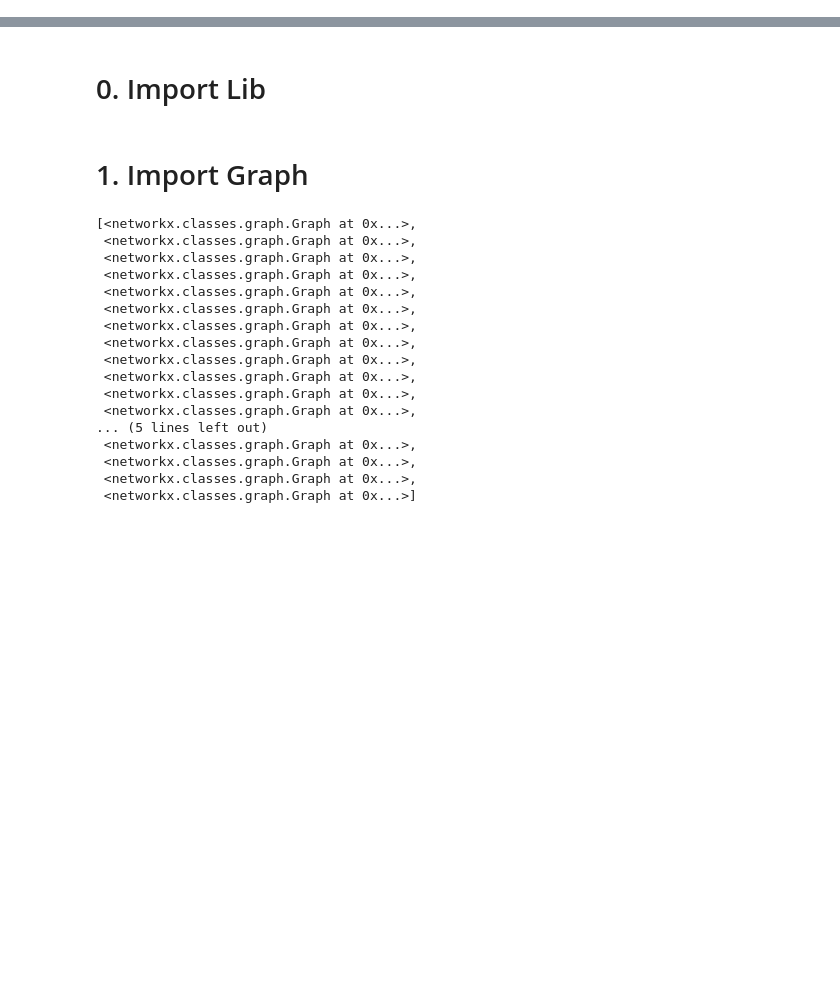
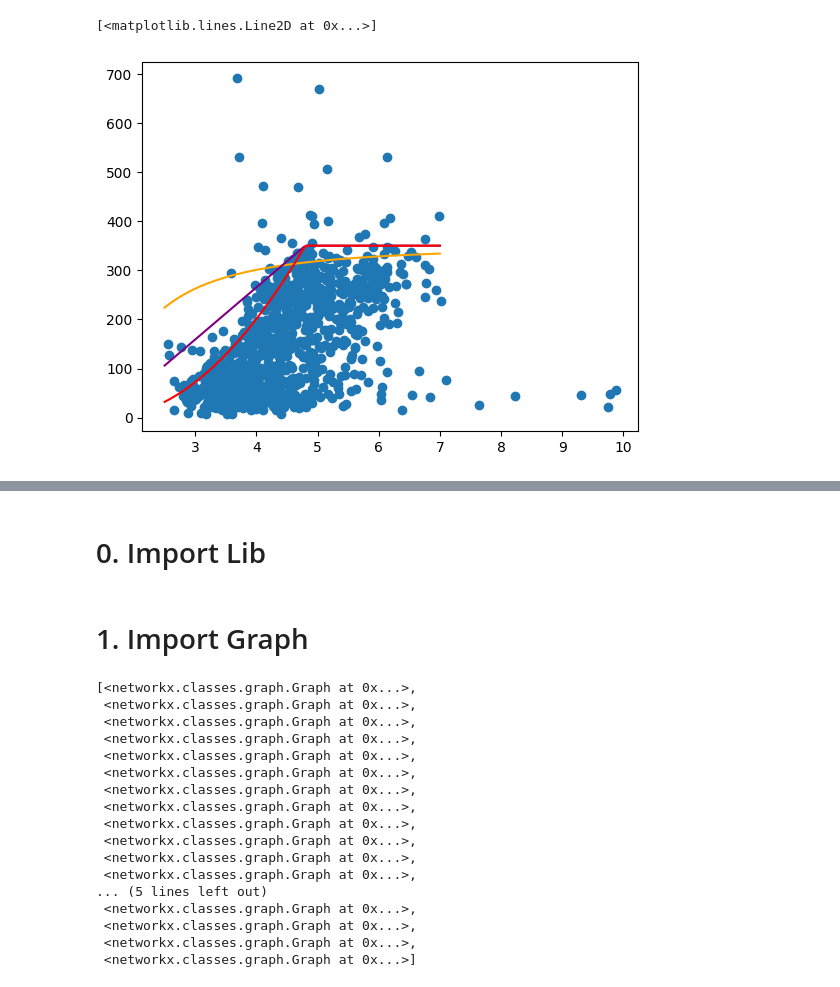
Before and after one commit to amin942001/STHype, a Jupyter notebook: examples/ amftrack_analysis.ipynb, the cells around one changed output, grey strips where cells are left out. Cells and saved outputs as stored; diff of their text form; code cells hidden in the pictures; blank space fills up the shorter version.

```diff
--- a/examples/ amftrack_analysis.ipynb
+++ b/examples/ amftrack_analysis.ipynb
@@ -0,0 +22,24 @@
+# %%
+import pandas as pd
+import numpy as np
+import matplotlib.pyplot as plt
+
+k1=1.5
+k2=1.5
+k3=1.5
+vmax = 350
+
+df = pd.read_csv('/home/ipausers/hamzaoui/Documents/Data/Plot/Growth speed vs tip/length_growth_speed.csv')
+radius = df.iloc[:,1]
+growth_speed = df.iloc[:,2]
+plt.scatter(radius, growth_speed)
+x = np.linspace(2.5, 7, 100)
+y1 = vmax*(1-((k1**2)/(x**2)))
+y2 = vmax*(x-k2)/(4.8-k2)
+y3 = vmax*((x-k3)**2)/((4.8-k3)**2)
+plt.plot(x, np.minimum(y1, vmax), color='orange')
+plt.plot(x, np.minimum(y2, vmax), color='purple')
+plt.plot(x, np.minimum(y3, vmax), color='red')
+# %% [output]
+[<matplotlib.lines.Line2D at 0x...>]
+[figure, added]
```
Also changed, not shown: parts of 11 cells of this notebook, 3 other files.
